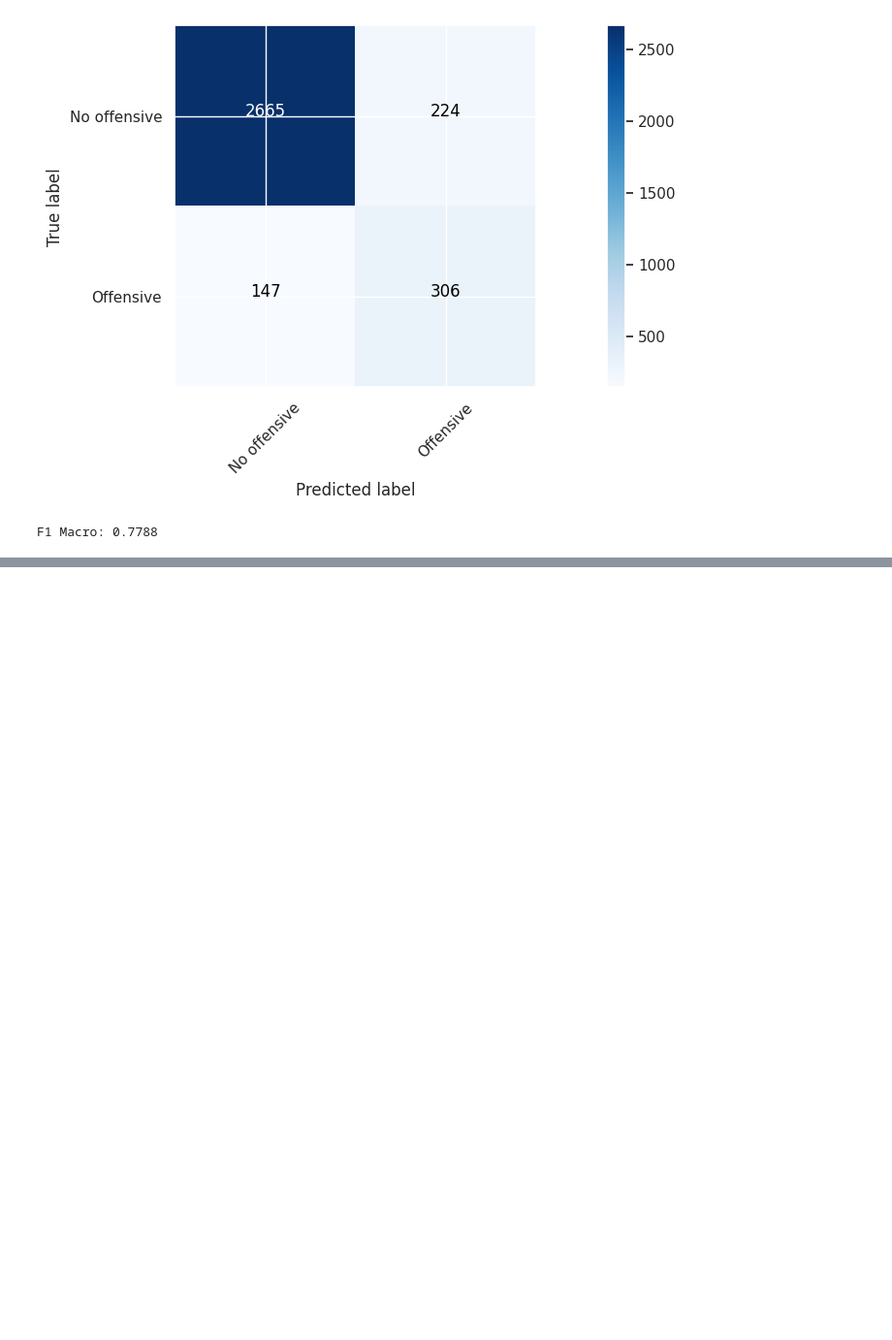
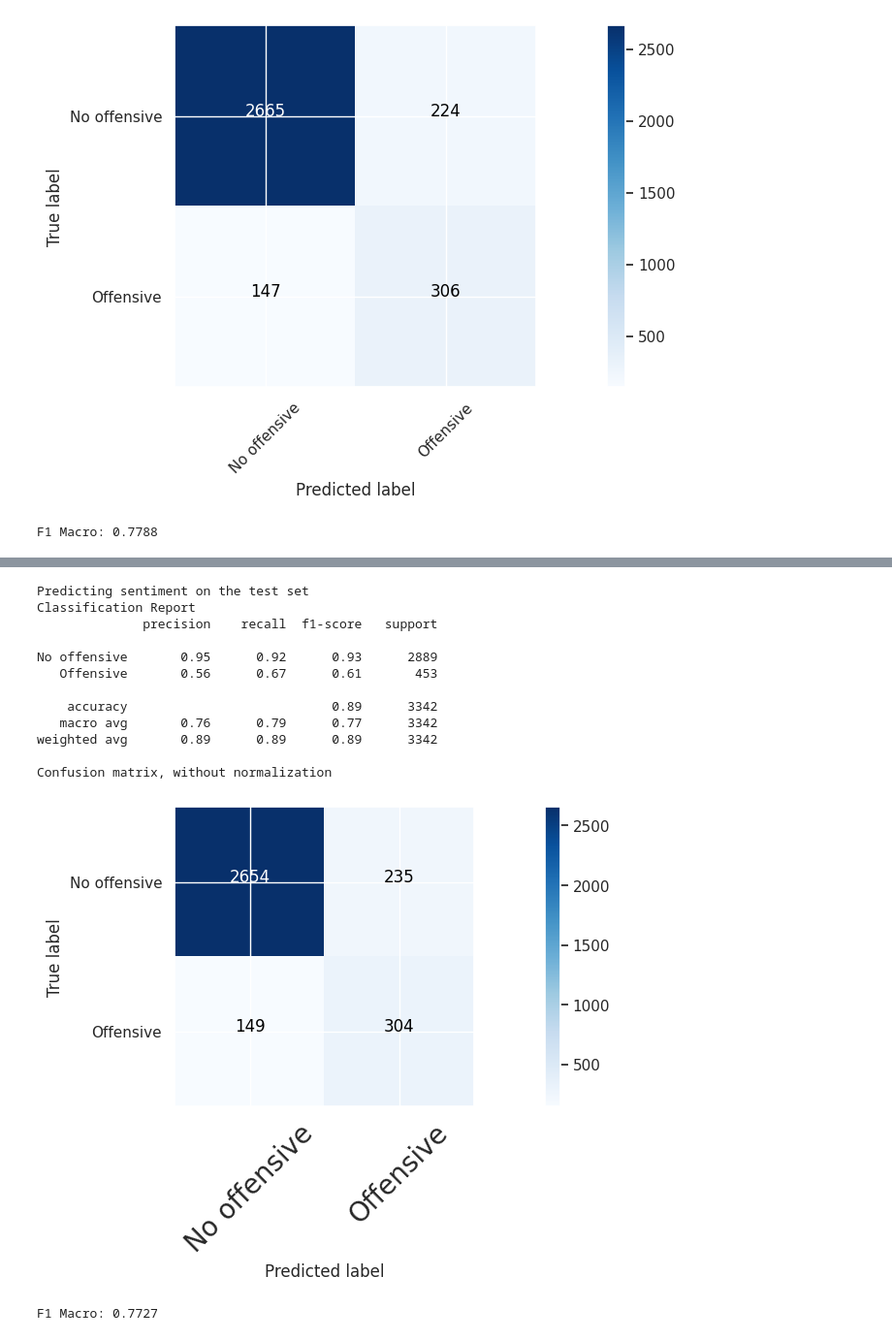
Before and after one commit to jeferal/nn_notebooks, a Jupyter notebook: final/intro_ml.ipynb, the cells around one changed output, grey strips where cells are left out. Shown at 97% size. Cells and saved outputs as stored; diff of their text form; code cells hidden in the pictures; blank space fills up the shorter version.

```diff
--- a/final/intro_ml.ipynb
+++ b/final/intro_ml.ipynb
@@ -866,0 +932,30 @@ F1 Macro: 0.7788
+# %%
+print("Predicting sentiment on the test set")
+y_pred = max_ent_bigram_tfidf_chi2_cls.predict(test_text_bigram_tfidf_chi2_features)
+
+# Se deshace la transformación de las predicciones para obtener las predicciones como negativa o positiva
+y_pred = le.inverse_transform(y_pred)
+
+print("Classification Report")
+print
+print(classification_report(y_test, y_pred, target_names=target_labels))
+cm = confusion_matrix(y_test, y_pred, labels=target_labels)
+
+plot_confusion_matrix(cm, classes=target_labels)
+
+print("F1 Macro: %.4f" % f1_score(y_test, y_pred, average='macro'))
+# %% [output]
+Predicting sentiment on the test set
+Classification Report
+              precision    recall  f1-score   support
+
+No offensive       0.95      0.92      0.93      2889
+   Offensive       0.56      0.67      0.61       453
+
+    accuracy                           0.89      3342
+   macro avg       0.76      0.79      0.77      3342
+weighted avg       0.89      0.89      0.89      3342
+
+Confusion matrix, without normalization
+[figure, added]
+F1 Macro: 0.7727
```
Also changed, not shown: parts of 12 cells of this notebook.
